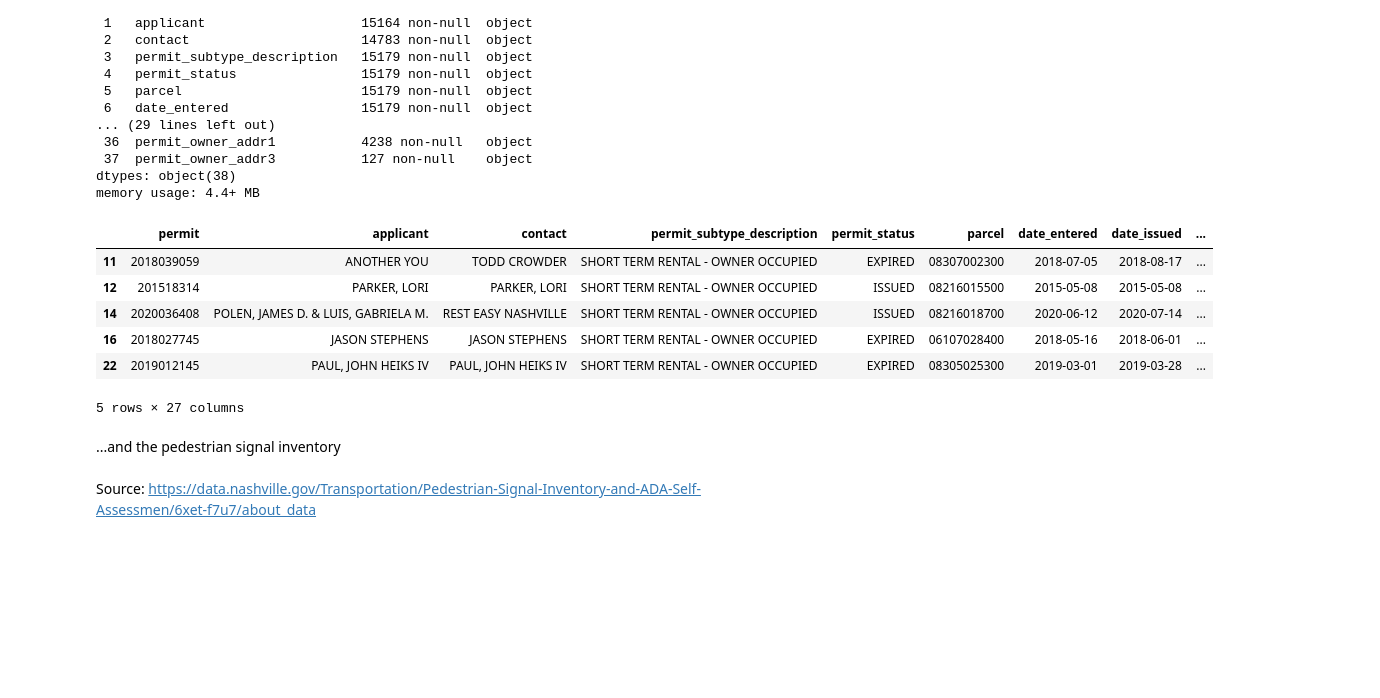
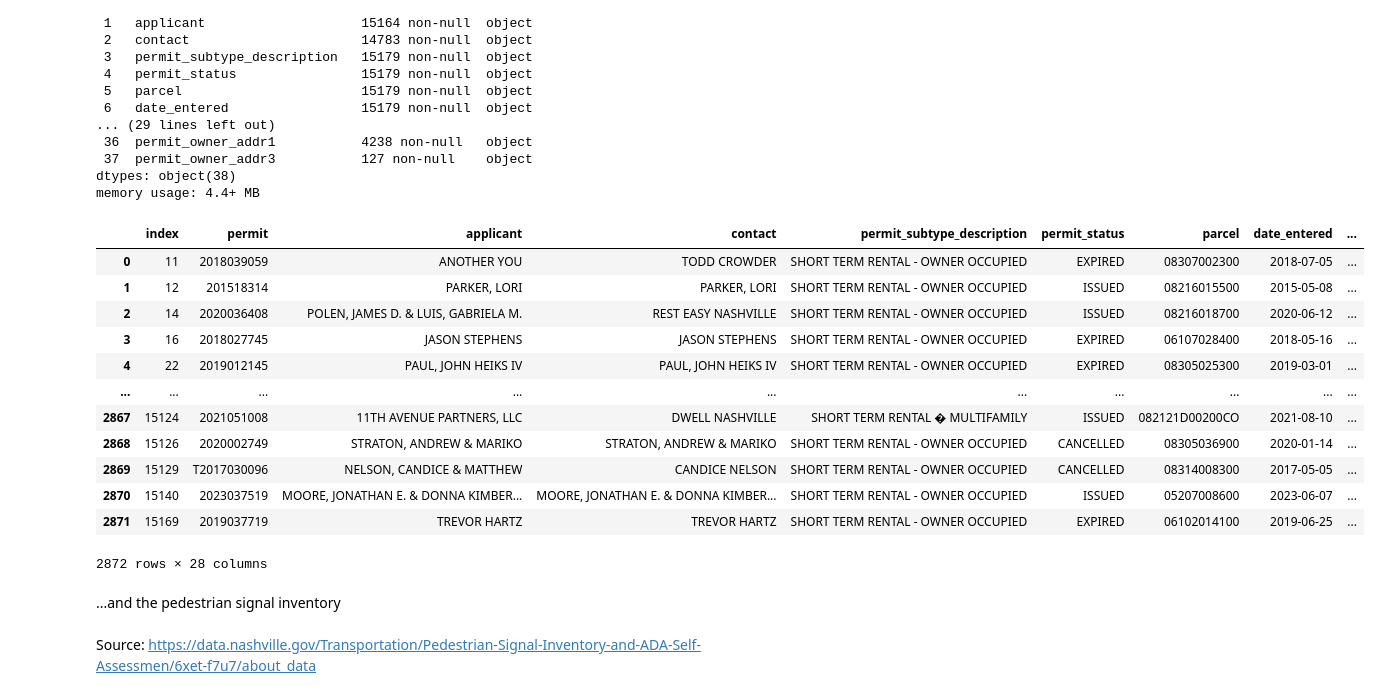
Before and after one commit to jchabinec/Making-Nashvilles-Streets-Safer, a Jupyter notebook: notebooks/get_data.ipynb, the cells around one changed output. Saved outputs shown, nothing was run; the diff lists cells and outputs as text; code cells hidden in the pictures; blank space fills up the shorter version.

```diff
--- a/notebooks/get_data.ipynb
+++ b/notebooks/get_data.ipynb
@@ -378,13 +379,19 @@ strs_raw['census_tract'] = strs_raw['census_tract'].astype(str).str.upper()
 strs_raw['permit_owner_addr1'] = strs_raw['permit_owner_addr1'].astype(str).str.upper()
 strs_raw['permit_owner_addr3'] = strs_raw['permit_owner_addr3'].astype(str).str.upper()
 # %%
-rentals = strs_raw[strs_raw['zip'].isin(['37206', '37216', '37115'])]
-rentals.head()
+rentals = strs_raw[strs_raw['zip'].isin(['37206', '37216', '37115'])].reset_index()
+rentals
 # %% [output]
-|  | permit | applicant | contact | permit_subtype_description | permit_status | parcel | date_entered | date_issued | ... |
-| 11 | 2018039059 | ANOTHER YOU | TODD CROWDER | SHORT TERM RENTAL - OWNER OCCUPIED | EXPIRED | 08307002300 | 2018-07-05 | 2018-08-17 | ... |
-| 12 | 201518314 | PARKER, LORI | PARKER, LORI | SHORT TERM RENTAL - OWNER OCCUPIED | ISSUED | 08216015500 | 2015-05-08 | 2015-05-08 | ... |
-| 14 | 2020036408 | POLEN, JAMES D. & LUIS, GABRIELA M. | REST EASY NASHVILLE | SHORT TERM RENTAL - OWNER OCCUPIED | ISSUED | 08216018700 | 2020-06-12 | 2020-07-14 | ... |
-| 16 | 2018027745 | JASON STEPHENS | JASON STEPHENS | SHORT TERM RENTAL - OWNER OCCUPIED | EXPIRED | 06107028400 | 2018-05-16 | 2018-06-01 | ... |
-| 22 | 2019012145 | PAUL, JOHN HEIKS IV | PAUL, JOHN HEIKS IV | SHORT TERM RENTAL - OWNER OCCUPIED | EXPIRED | 08305025300 | 2019-03-01 | 2019-03-28 | ... |
+|  | index | permit | applicant | contact | permit_subtype_description | permit_status | parcel | date_entered | ... |
+| 0 | 11 | 2018039059 | ANOTHER YOU | TODD CROWDER | SHORT TERM RENTAL - OWNER OCCUPIED | EXPIRED | 08307002300 | 2018-07-05 | ... |
+| 1 | 12 | 201518314 | PARKER, LORI | PARKER, LORI | SHORT TERM RENTAL - OWNER OCCUPIED | ISSUED | 08216015500 | 2015-05-08 | ... |
+| 2 | 14 | 2020036408 | POLEN, JAMES D. & LUIS, GABRIELA M. | REST EASY NASHVILLE | SHORT TERM RENTAL - OWNER OCCUPIED | ISSUED | 08216018700 | 2020-06-12 | ... |
+| 3 | 16 | 2018027745 | JASON STEPHENS | JASON STEPHENS | SHORT TERM RENTAL - OWNER OCCUPIED | EXPIRED | 06107028400 | 2018-05-16 | ... |
+| 4 | 22 | 2019012145 | PAUL, JOHN HEIKS IV | PAUL, JOHN HEIKS IV | SHORT TERM RENTAL - OWNER OCCUPIED | EXPIRED | 08305025300 | 2019-03-01 | ... |
+| ... | ... | ... | ... | ... | ... | ... | ... | ... | ... |
+| 2867 | 15124 | 2021051008 | 11TH AVENUE PARTNERS, LLC | DWELL NASHVILLE | SHORT TERM RENTAL � MULTIFAMILY | ISSUED | 082121D00200CO | 2021-08-10 | ... |
+| 2868 | 15126 | 2020002749 | STRATON, ANDREW & MARIKO | STRATON, ANDREW & MARIKO | SHORT TERM RENTAL - OWNER OCCUPIED | CANCELLED | 08305036900 | 2020-01-14 | ... |
+| 2869 | 15129 | T2017030096 | NELSON, CANDICE & MATTHEW | CANDICE NELSON | SHORT TERM RENTAL - OWNER OCCUPIED | CANCELLED | 08314008300 | 2017-05-05 | ... |
+| 2870 | 15140 | 2023037519 | MOORE, JONATHAN E. & DONNA KIMBER... | MOORE, JONATHAN E. & DONNA KIMBER... | SHORT TERM RENTAL - OWNER OCCUPIED | ISSUED | 05207008600 | 2023-06-07 | ... |
+| 2871 | 15169 | 2019037719 | TREVOR HARTZ | TREVOR HARTZ | SHORT TERM RENTAL - OWNER OCCUPIED | EXPIRED | 06102014100 | 2019-06-25 | ... |
-5 rows × 27 columns
+2872 rows × 28 columns
```
Also changed, not shown: parts of 2 cells of this notebook, 1 other file.
